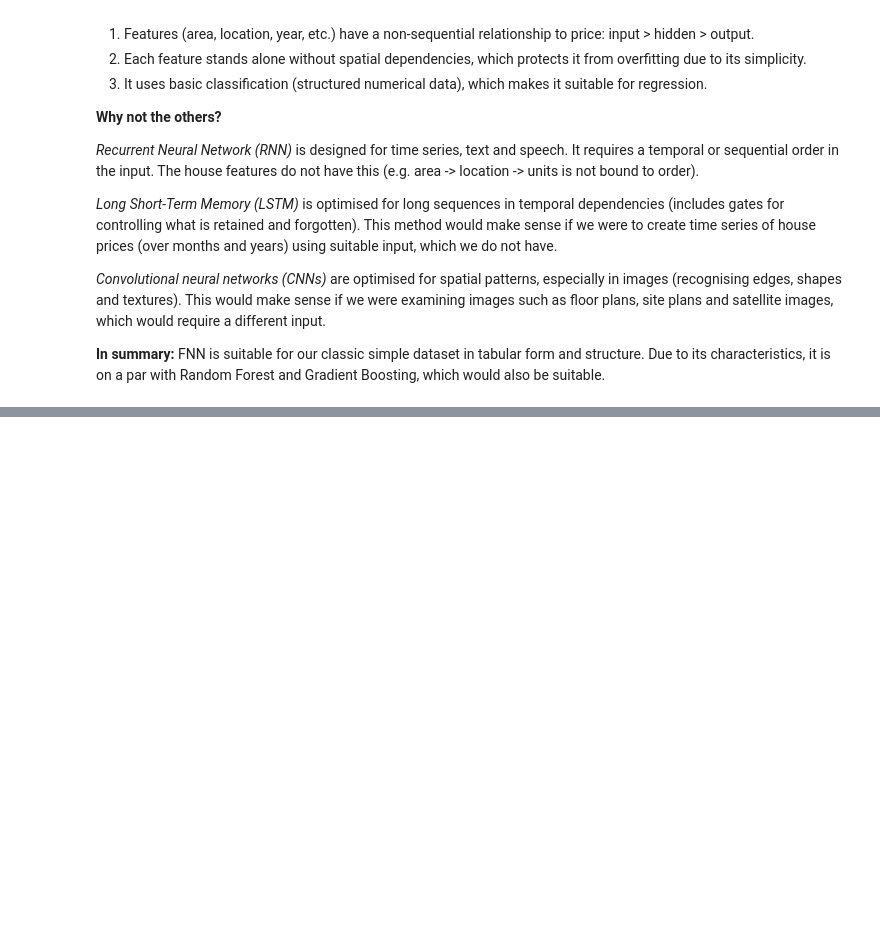
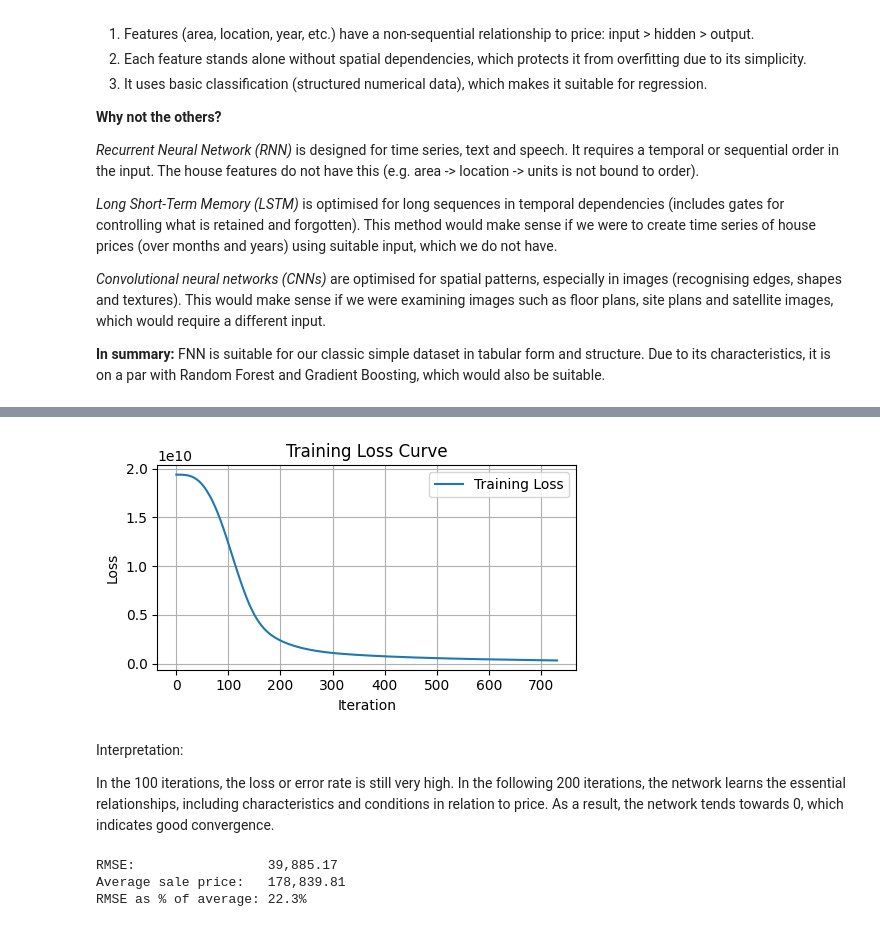
Before and after one commit to kaxmarc/statistics_ml, a Jupyter notebook: group_exercises/exercise_3/Group_Exercise_3.ipynb, the cells around one changed output, grey strips where cells are left out. Cells and saved outputs as stored; diff of their text form; code cells hidden in the pictures; blank space fills up the shorter version.

```diff
--- a/group_exercises/exercise_3/Group_Exercise_3.ipynb
+++ b/group_exercises/exercise_3/Group_Exercise_3.ipynb
@@ -39,0 +52,5 @@ FNN is suitable for our classic simple dataset in tabular form and structure. Du
+# %%
+df = pd.read_csv('https://raw.githubusercontent.com/kaxmarc/statistics_ml/refs/heads/main/datasets/train_house.csv') # RAW Data from GitHub
+#house_data.head()
+print("Shape:", df.shape)
+#df.head()
@@ -39,0 +168,11 @@ FNN is suitable for our classic simple dataset in tabular form and structure. Du
+# %%
+# Train/Test Split (80%/20%)
+X_train, X_test, y_train, y_test = train_test_split(X, y, test_size=0.2, random_state=42)
+
+# Scaling
+scaler = StandardScaler()
+X_train_scaled = scaler.fit_transform(X_train)
+X_test_scaled = scaler.transform(X_test)
+
+print(f"Training:   {X_train_scaled.shape[0]} Samples")
+print(f"Test:       {X_test_scaled.shape[0]} Samples")
@@ -39,0 +182,14 @@ FNN is suitable for our classic simple dataset in tabular form and structure. Du
+# %%
+mlp = MLPRegressor(
+  hidden_layer_sizes=(64, 32),
+  activation='relu',
+  max_iter=1000,
+  random_state=42,
+  early_stopping=True,
+  validation_fraction=0.1
+)
+
+mlp.fit(X_train_scaled, y_train)
+
+print(f"Number of iterations:   {mlp.n_iter_}")
+print(f"Final Loss:             {mlp.loss_:.2f}")
@@ -39,0 +199,30 @@ FNN is suitable for our classic simple dataset in tabular form and structure. Du
+# %%
+# Loss Curve
+plt.figure(figsize=(5, 3))
+plt.plot(mlp.loss_curve_, label='Training Loss')
+plt.title('Training Loss Curve')
+plt.xlabel('Iteration')
+plt.ylabel('Loss')
+plt.legend()
+plt.grid(True)
+plt.tight_layout()
+plt.show()
+# %% [output]
+[figure, added]
+# %% [markdown]
+Interpretation:
+
+In the 100 iterations, the loss or error rate is still very high. In the following 200 iterations, the network learns the essential relationships, including characteristics and conditions in relation to price. As a result, the network tends towards 0, which indicates good convergence.
+# %%
+y_pred = mlp.predict(X_test_scaled)
+
+rmse = np.sqrt(mean_squared_error(y_test, y_pred))
+
+results["MLP Standard"] = rmse
+print(f"RMSE:                 {rmse:,.2f}")
+print(f"Average sale price:   {y_test.mean():,.2f}")
+print(f"RMSE as % of average: {rmse / y_test.mean() * 100:.1f}%")
+# %% [output]
+RMSE:                 39,885.17
+Average sale price:   178,839.81
+RMSE as % of average: 22.3%
```
Also changed, not shown: parts of 18 cells of this notebook.
